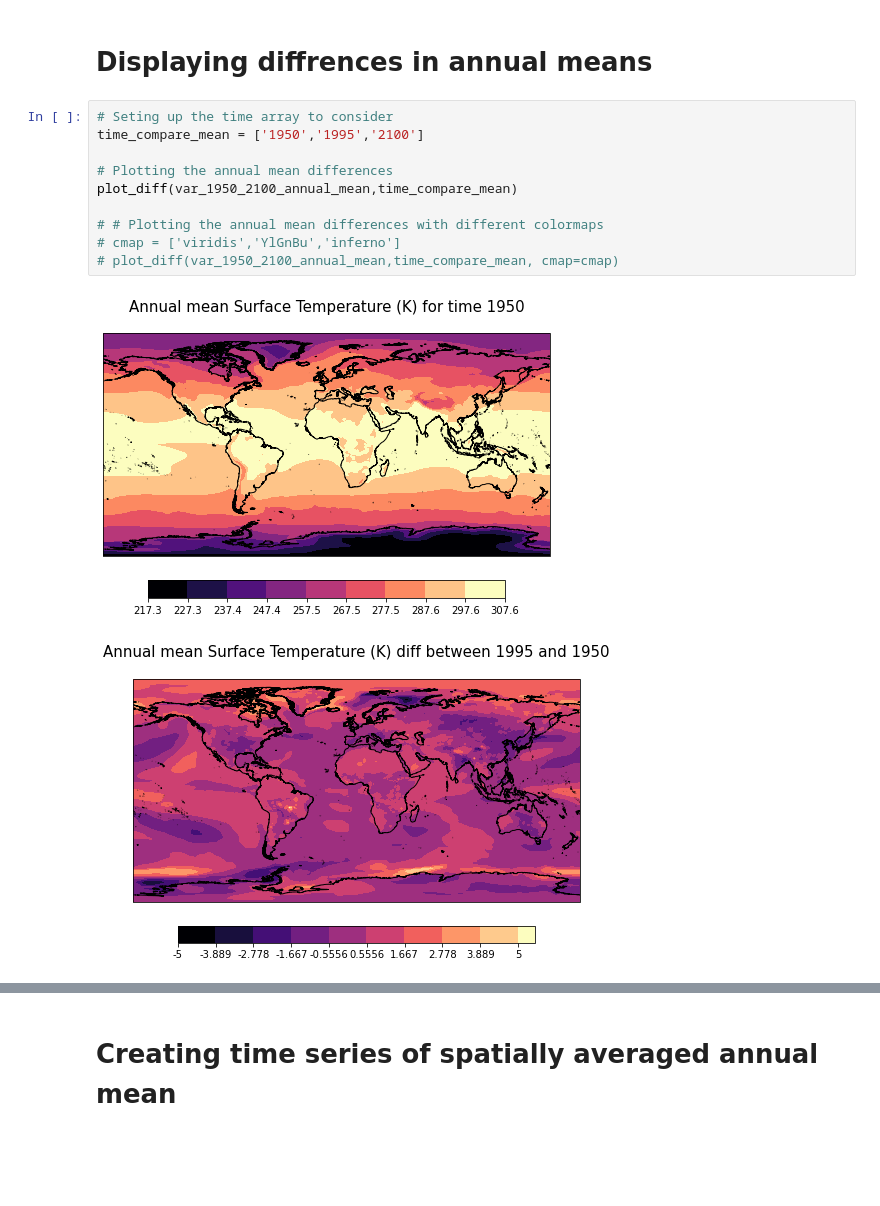
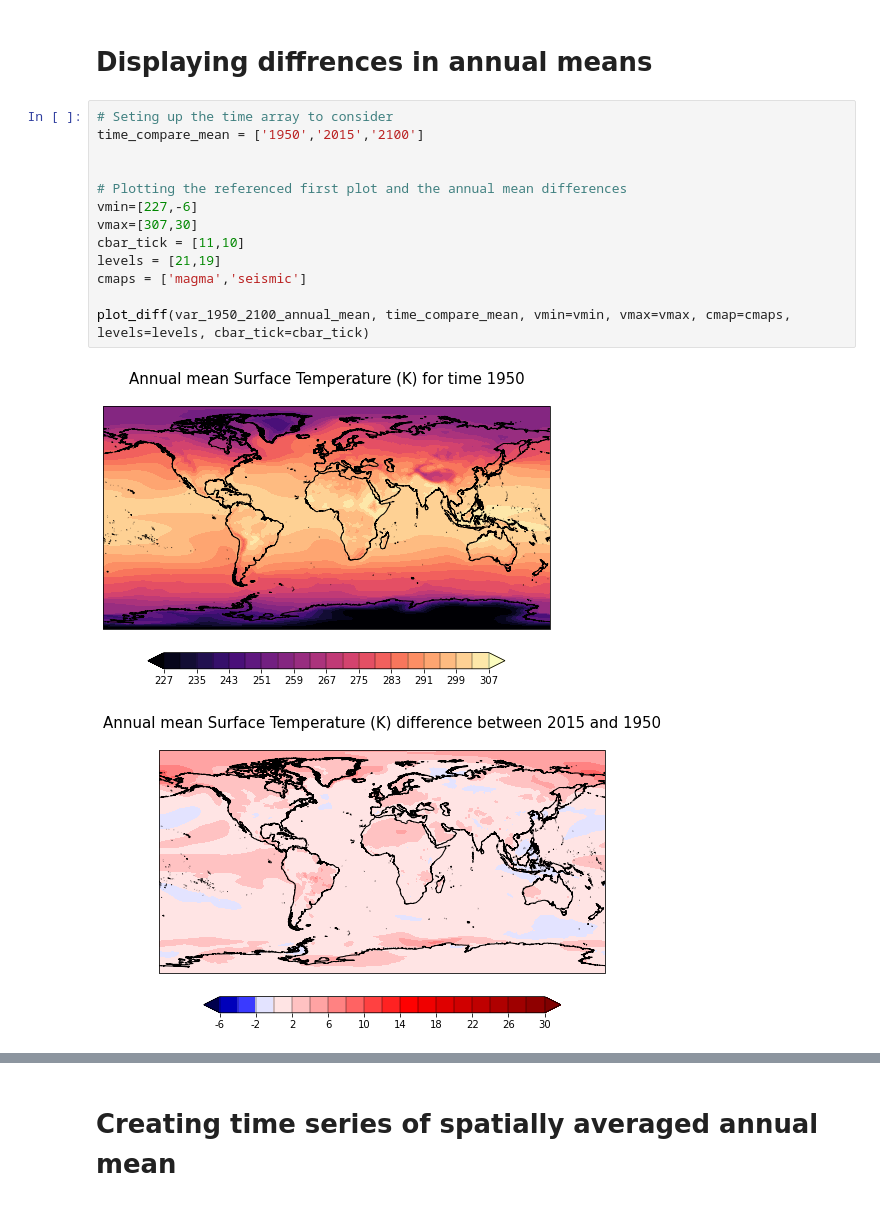
Before and after one commit to NCAR/ncarismipplots, a Jupyter notebook: notebooks/CESM_display_final.ipynb, the cells around one changed output, grey strips where cells are left out. Drawn from its saved outputs; the diff is of its cells as text; blank space fills up the shorter version.

```diff
--- a/notebooks/CESM_display_final.ipynb
+++ b/notebooks/CESM_display_final.ipynb
@@ -697,14 +748,17 @@ Number of years to average =  151
 # Displaying diffrences in annual means
 # %%
 # Seting up the time array to consider
-time_compare_mean = ['1950','1995','2100']
+time_compare_mean = ['1950','2015','2100']
 
-# Plotting the annual mean differences
-plot_diff(var_1950_2100_annual_mean,time_compare_mean)
 
-# # Plotting the annual mean differences with different colormaps
-# cmap = ['viridis','YlGnBu','inferno']
-# plot_diff(var_1950_2100_annual_mean,time_compare_mean, cmap=cmap)
+# Plotting the referenced first plot and the annual mean differences
+vmin=[227,-6]
+vmax=[307,30]
+cbar_tick = [11,10]
+levels = [21,19]
+cmaps = ['magma','seismic']
+
+plot_diff(var_1950_2100_annual_mean, time_compare_mean, vmin=vmin, vmax=vmax, cmap=cmaps, levels=levels, cbar_tick=cbar_tick)
 # %% [output]
-[figure, old version]
+[figure, new version]
-[figure, old version]
+[figure, new version]
```
Also changed, not shown: parts of 9 cells of this notebook.
